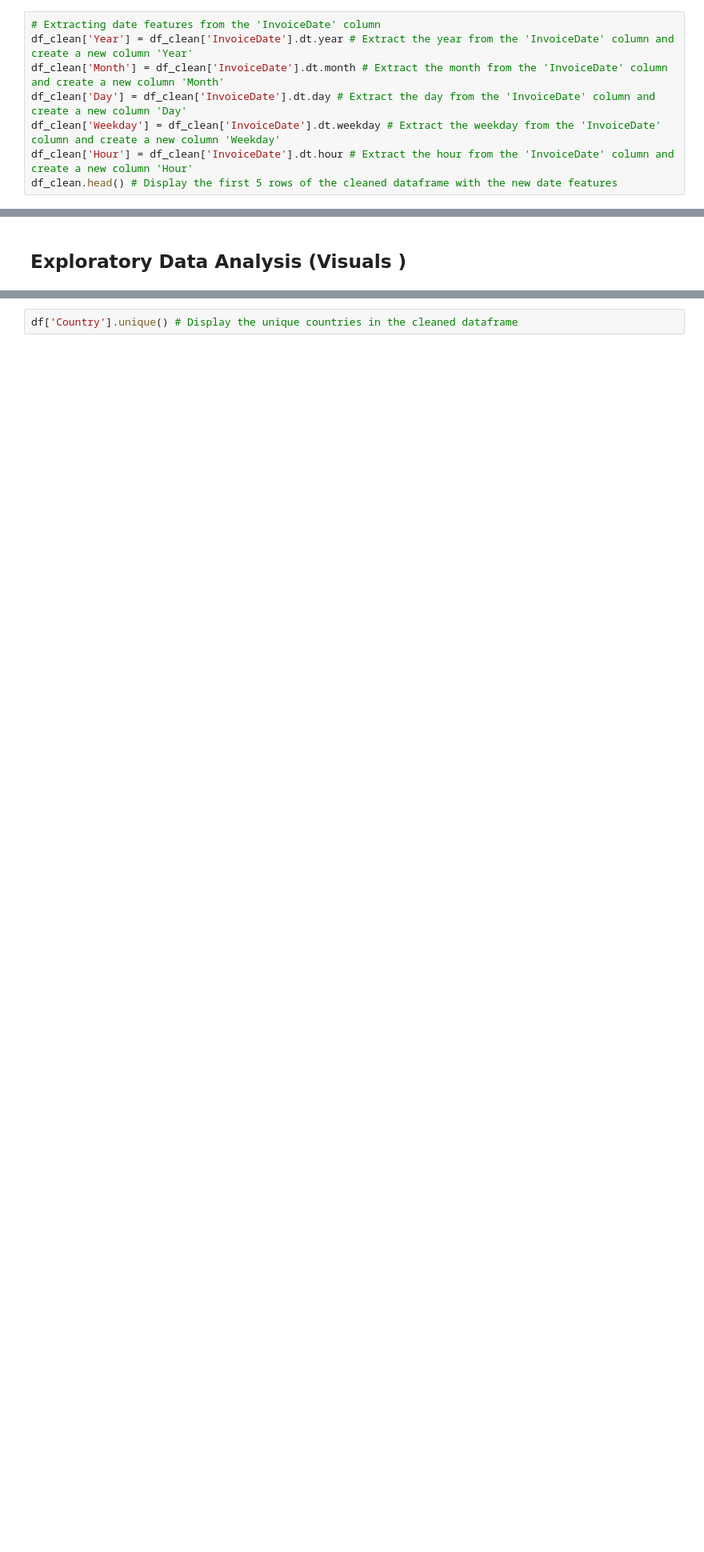
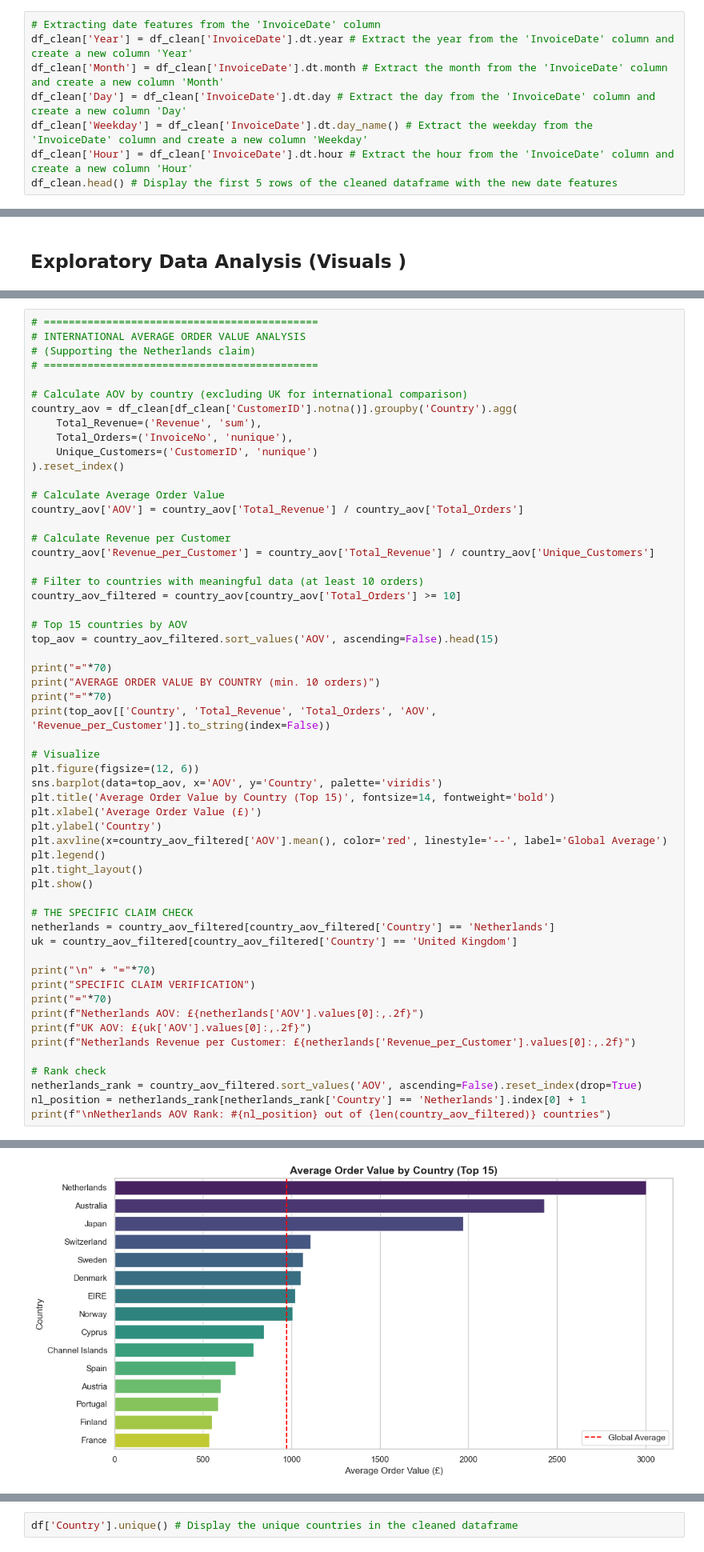
Before and after one commit to Tomisin510/Tomisin-Analytics, a Jupyter notebook: BuildLabs_Internship[Nexus_Fellowship]/Task1/Task_1.ipynb, the cells around one changed output, grey strips where cells are left out. Shown at 80% size. Saved outputs shown, nothing was run; the diff lists cells and outputs as text; blank space fills up the shorter version.

```diff
--- a/BuildLabs_Internship[Nexus_Fellowship]/Task1/Task_1.ipynb
+++ b/BuildLabs_Internship[Nexus_Fellowship]/Task1/Task_1.ipynb
@@ -312,7 +316,7 @@ df_clean['Revenue'] = df_clean['Quantity'] * df_clean['UnitPrice'] # Create a ne
 df_clean['Year'] = df_clean['InvoiceDate'].dt.year # Extract the year from the 'InvoiceDate' column and create a new column 'Year'
 df_clean['Month'] = df_clean['InvoiceDate'].dt.month # Extract the month from the 'InvoiceDate' column and create a new column 'Month'
 df_clean['Day'] = df_clean['InvoiceDate'].dt.day # Extract the day from the 'InvoiceDate' column and create a new column 'Day'
-df_clean['Weekday'] = df_clean['InvoiceDate'].dt.weekday # Extract the weekday from the 'InvoiceDate' column and create a new column 'Weekday'
+df_clean['Weekday'] = df_clean['InvoiceDate'].dt.day_name() # Extract the weekday from the 'InvoiceDate' column and create a new column 'Weekday'
 df_clean['Hour'] = df_clean['InvoiceDate'].dt.hour # Extract the hour from the 'InvoiceDate' column and create a new column 'Hour'
 df_clean.head() # Display the first 5 rows of the cleaned dataframe with the new date features
 # %% [output]
@@ -368,3 +372,60 @@ plt.ylabel('Country') # Set the y-axis label
 plt.show()
 # %% [output]
 [figure]
+# %%
+# ============================================
+# INTERNATIONAL AVERAGE ORDER VALUE ANALYSIS
+# (Supporting the Netherlands claim)
+# ============================================
+
+# Calculate AOV by country (excluding UK for international comparison)
+country_aov = df_clean[df_clean['CustomerID'].notna()].groupby('Country').agg(
+    Total_Revenue=('Revenue', 'sum'),
+    Total_Orders=('InvoiceNo', 'nunique'),
+    Unique_Customers=('CustomerID', 'nunique')
+).reset_index()
+
+# Calculate Average Order Value
+country_aov['AOV'] = country_aov['Total_Revenue'] / country_aov['Total_Orders']
+
+# Calculate Revenue per Customer
+country_aov['Revenue_per_Customer'] = country_aov['Total_Revenue'] / country_aov['Unique_Customers']
+
+# Filter to countries with meaningful data (at least 10 orders)
+country_aov_filtered = country_aov[country_aov['Total_Orders'] >= 10]
+
+# Top 15 countries by AOV
+top_aov = country_aov_filtered.sort_values('AOV', ascending=False).head(15)
+
+print("="*70)
+print("AVERAGE ORDER VALUE BY COUNTRY (min. 10 orders)")
+print("="*70)
+print(top_aov[['Country', 'Total_Revenue', 'Total_Orders', 'AOV', 'Revenue_per_Customer']].to_string(index=False))
+
+# Visualize
+plt.figure(figsize=(12, 6))
+sns.barplot(data=top_aov, x='AOV', y='Country', palette='viridis')
+plt.title('Average Order Value by Country (Top 15)', fontsize=14, fontweight='bold')
+plt.xlabel('Average Order Value (£)')
+plt.ylabel('Country')
+plt.axvline(x=country_aov_filtered['AOV'].mean(), color='red', linestyle='--', label='Global Average')
+plt.legend()
+plt.tight_layout()
+plt.show()
+
+# THE SPECIFIC CLAIM CHECK
+netherlands = country_aov_filtered[country_aov_filtered['Country'] == 'Netherlands']
+uk = country_aov_filtered[country_aov_filtered['Country'] == 'United Kingdom']
+
+print("\n" + "="*70)
+print("SPECIFIC CLAIM VERIFICATION")
+print("="*70)
+print(f"Netherlands AOV: £{netherlands['AOV'].values[0]:,.2f}")
+print(f"UK AOV: £{uk['AOV'].values[0]:,.2f}")
+print(f"Netherlands Revenue per Customer: £{netherlands['Revenue_per_Customer'].values[0]:,.2f}")
+
+# Rank check
+netherlands_rank = country_aov_filtered.sort_values('AOV', ascending=False).reset_index(drop=True)
+nl_position = netherlands_rank[netherlands_rank['Country'] == 'Netherlands'].index[0] + 1
+print(f"\nNetherlands AOV Rank: #{nl_position} out of {len(country_aov_filtered)} countries")
+# %% [output]
@@ -370,0 +451 @@ plt.show()
+[figure, added]
```
Also changed, not shown: parts of 40 cells of this notebook.
